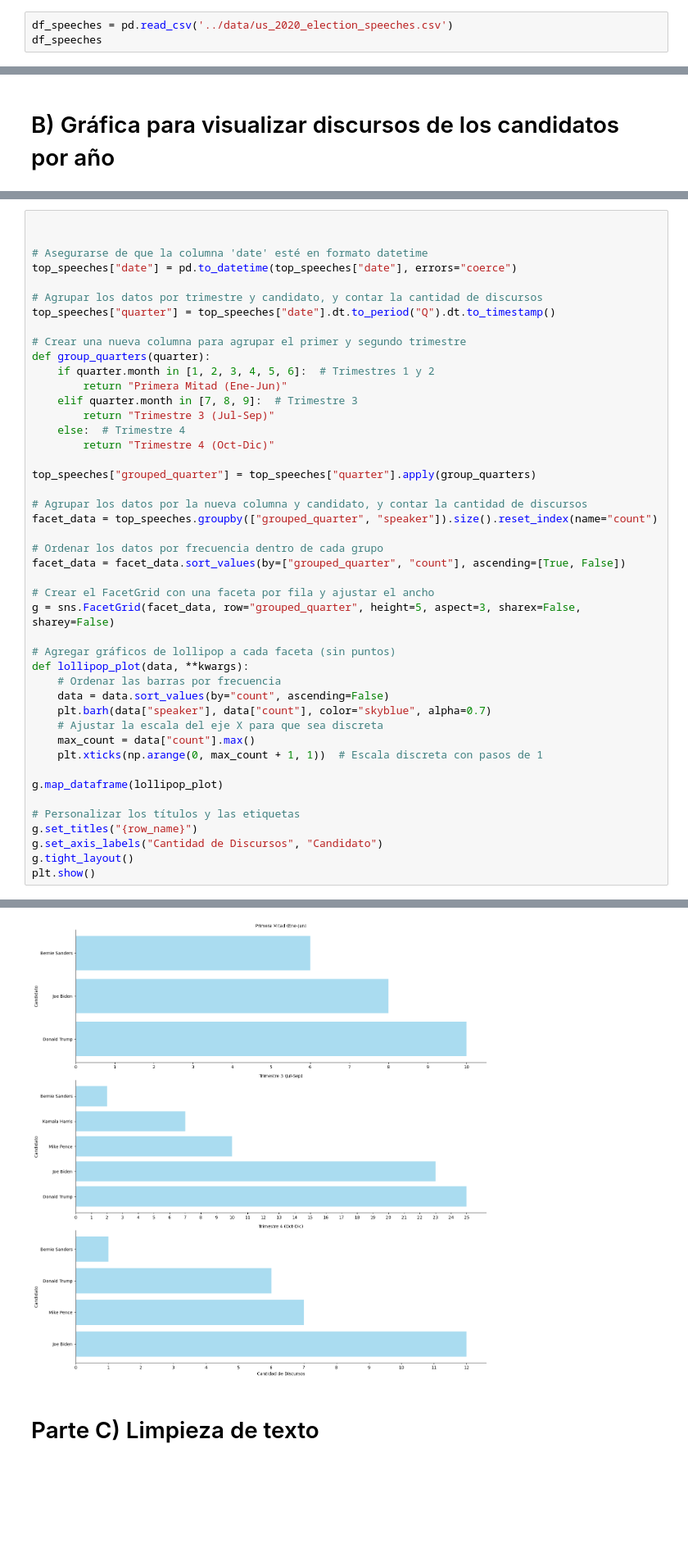
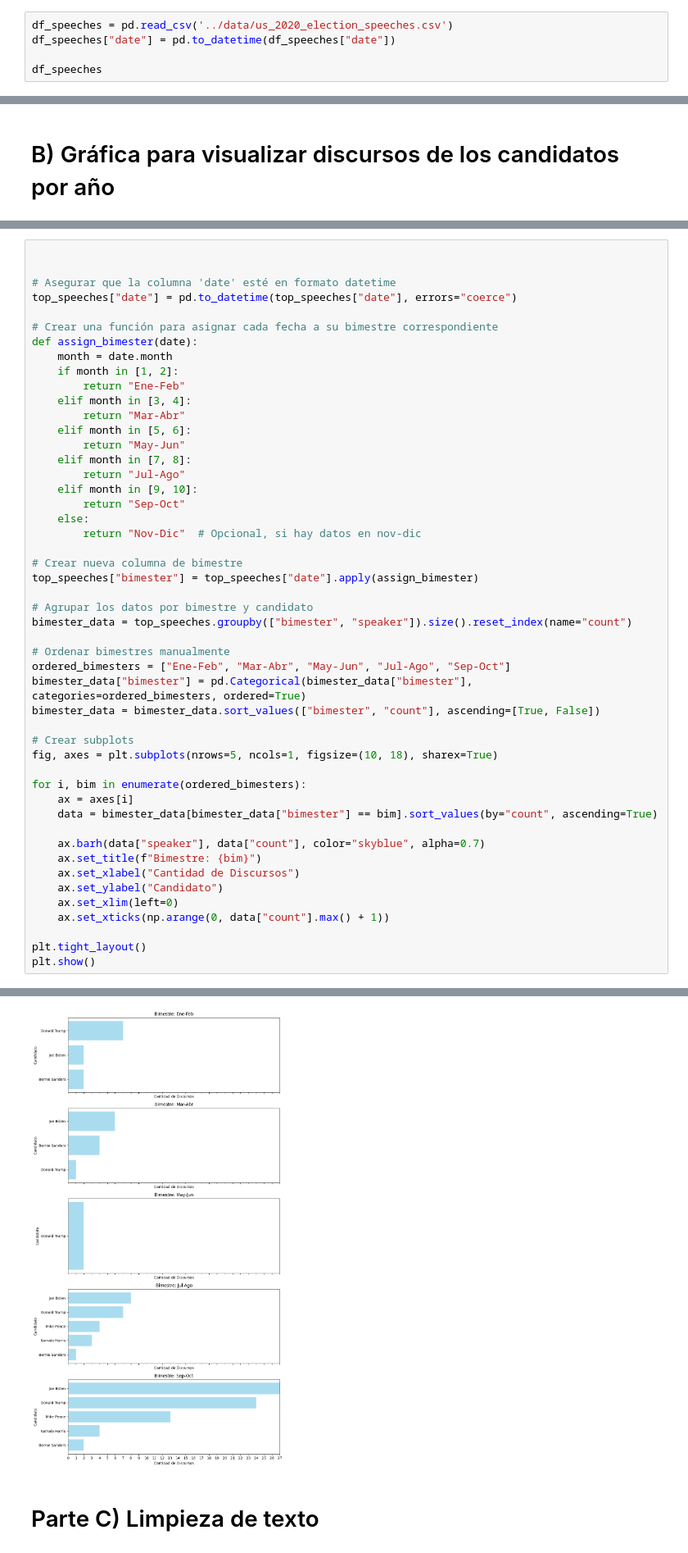
Before and after one commit to campon/intro-cd, a Jupyter notebook: Tarea_1/tarea1_campon_loprete.ipynb, the cells around one changed output, grey strips where cells are left out. Shown at 82% size. Saved outputs shown, nothing was run; the diff lists cells and outputs as text; blank space fills up the shorter version.

```diff
--- a/Tarea_1/tarea1_campon_loprete.ipynb
+++ b/Tarea_1/tarea1_campon_loprete.ipynb
@@ -16,5 +22,7 @@ import nltk
 ## Parte 1: Cargado y Limpieza de datos
 # %%
 df_speeches = pd.read_csv('../data/us_2020_election_speeches.csv')
+df_speeches["date"] = pd.to_datetime(df_speeches["date"])
+
 df_speeches
 # %% [output]
@@ -225,47 +225,51 @@ plt.show()
 # %%
 
 
-# Asegurarse de que la columna 'date' esté en formato datetime
+# Asegurar que la columna 'date' esté en formato datetime
 top_speeches["date"] = pd.to_datetime(top_speeches["date"], errors="coerce")
 
-# Agrupar los datos por trimestre y candidato, y contar la cantidad de discursos
-top_speeches["quarter"] = top_speeches["date"].dt.to_period("Q").dt.to_timestamp()
+# Crear una función para asignar cada fecha a su bimestre correspondiente
+def assign_bimester(date):
+    month = date.month
+    if month in [1, 2]:
+        return "Ene-Feb"
+    elif month in [3, 4]:
+        return "Mar-Abr"
+    elif month in [5, 6]:
+        return "May-Jun"
+    elif month in [7, 8]:
+        return "Jul-Ago"
+    elif month in [9, 10]:
+        return "Sep-Oct"
+    else:
+        return "Nov-Dic"  # Opcional, si hay datos en nov-dic
 
-# Crear una nueva columna para agrupar el primer y segundo trimestre
-def group_quarters(quarter):
-    if quarter.month in [1, 2, 3, 4, 5, 6]:  # Trimestres 1 y 2
-        return "Primera Mitad (Ene-Jun)"
-    elif quarter.month in [7, 8, 9]:  # Trimestre 3
-        return "Trimestre 3 (Jul-Sep)"
-    else:  # Trimestre 4
-        return "Trimestre 4 (Oct-Dic)"
+# Crear nueva columna de bimestre
+top_speeches["bimester"] = top_speeches["date"].apply(assign_bimester)
 
-top_speeches["grouped_quarter"] = top_speeches["quarter"].apply(group_quarters)
+# Agrupar los datos por bimestre y candidato
+bimester_data = top_speeches.groupby(["bimester", "speaker"]).size().reset_index(name="count")
 
-# Agrupar los datos por la nueva columna y candidato, y contar la cantidad de discursos
-facet_data = top_speeches.groupby(["grouped_quarter", "speaker"]).size().reset_index(name="count")
+# Ordenar bimestres manualmente
+ordered_bimesters = ["Ene-Feb", "Mar-Abr", "May-Jun", "Jul-Ago", "Sep-Oct"]
+bimester_data["bimester"] = pd.Categorical(bimester_data["bimester"], categories=ordered_bimesters, ordered=True)
+bimester_data = bimester_data.sort_values(["bimester", "count"], ascending=[True, False])
 
-# Ordenar los datos por frecuencia dentro de cada grupo
-facet_data = facet_data.sort_values(by=["grouped_quarter", "count"], ascending=[True, False])
+# Crear subplots
+fig, axes = plt.subplots(nrows=5, ncols=1, figsize=(10, 18), sharex=True)
 
-# Crear el FacetGrid con una faceta por fila y ajustar el ancho
-g = sns.FacetGrid(facet_data, row="grouped_quarter", height=5, aspect=3, sharex=False, sharey=False)
+for i, bim in enumerate(ordered_bimesters):
+    ax = axes[i]
+    data = bimester_data[bimester_data["bimester"] == bim].sort_values(by="count", ascending=True)
 
-# Agregar gráficos de lollipop a cada faceta (sin puntos)
-def lollipop_plot(data, **kwargs):
-    # Ordenar las barras por frecuencia
-    data = data.sort_values(by="count", ascending=False)
-    plt.barh(data["speaker"], data["count"], color="skyblue", alpha=0.7)
-    # Ajustar la escala del eje X para que sea discreta
-    max_count = data["count"].max()
-    plt.xticks(np.arange(0, max_count + 1, 1))  # Escala discreta con pasos de 1
+    ax.barh(data["speaker"], data["count"], color="skyblue", alpha=0.7)
+    ax.set_title(f"Bimestre: {bim}")
+    ax.set_xlabel("Cantidad de Discursos")
+    ax.set_ylabel("Candidato")
+    ax.set_xlim(left=0)
+    ax.set_xticks(np.arange(0, data["count"].max() + 1))
 
-g.map_dataframe(lollipop_plot)
-
-# Personalizar los títulos y las etiquetas
-g.set_titles("{row_name}")
-g.set_axis_labels("Cantidad de Discursos", "Candidato")
-g.tight_layout()
+plt.tight_layout()
 plt.show()
 # %% [output]
 A value is trying to be set on a copy of a slice from a DataFrame.
@@ -286,4 +285,4 @@ See the caveats in the documentation: https://pandas.pydata.org/pandas-docs/stab
-[figure, old version]
+[figure, new version]
 # %% [markdown]
 # Parte C) Limpieza de texto
 # %%
```
Also changed, not shown: parts of 14 cells of this notebook.
